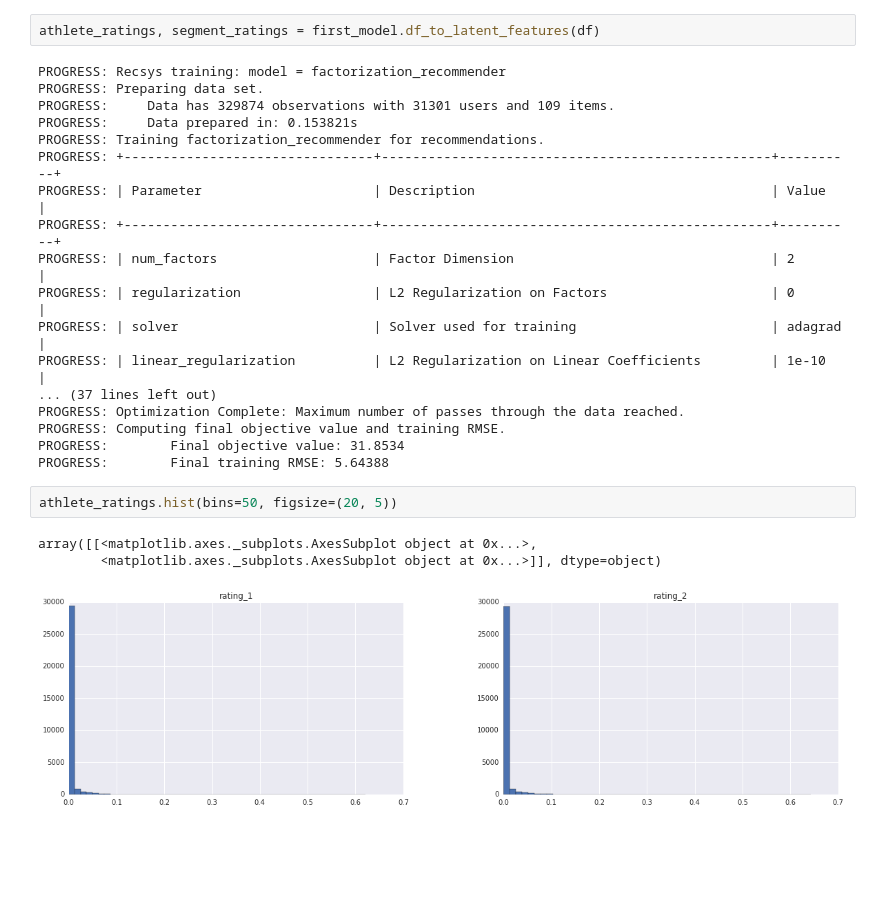
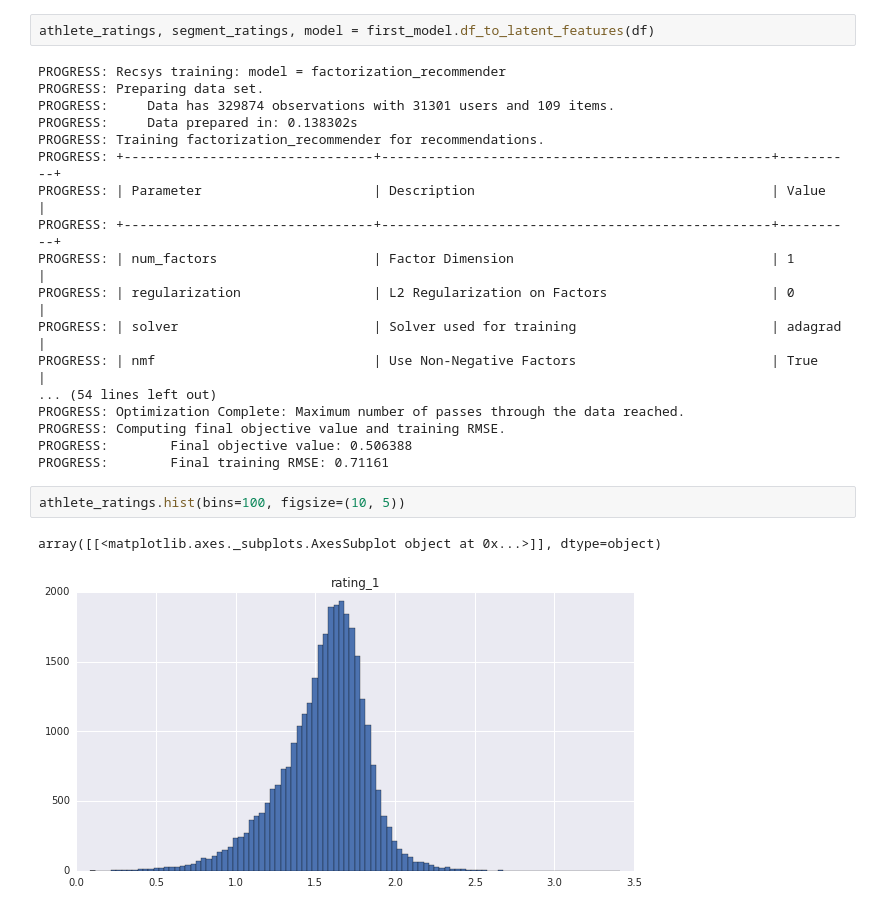
Before and after one commit to Ultramann/Stravaboards, a Jupyter notebook: modeling/model_introspection.ipynb, the cells around one changed output. Saved outputs shown, nothing was run; the diff lists cells and outputs as text; blank space fills up the shorter version.

Commit message:
Looking at the meaning of the latent features

```diff
--- a/modeling/model_introspection.ipynb
+++ b/modeling/model_introspection.ipynb
@@ -30,26 +31,25 @@ PROGRESS:        Final training RMSE: 2.8535
 # %%
-athlete_ratings, segment_ratings = first_model.df_to_latent_features(df)
+athlete_ratings, segment_ratings, model = first_model.df_to_latent_features(df)
 # %% [output]
 PROGRESS: Recsys training: model = factorization_recommender
 PROGRESS: Preparing data set.
 PROGRESS:     Data has 329874 observations with 31301 users and 109 items.
-PROGRESS:     Data prepared in: 0.153821s
+PROGRESS:     Data prepared in: 0.138302s
 PROGRESS: Training factorization_recommender for recommendations.
 PROGRESS: +--------------------------------+--------------------------------------------------+----------+
 PROGRESS: | Parameter                      | Description                                      | Value    |
 PROGRESS: +--------------------------------+--------------------------------------------------+----------+
-PROGRESS: | num_factors                    | Factor Dimension                                 | 2        |
+PROGRESS: | num_factors                    | Factor Dimension                                 | 1        |
 PROGRESS: | regularization                 | L2 Regularization on Factors                     | 0        |
 PROGRESS: | solver                         | Solver used for training                         | adagrad  |
-PROGRESS: | linear_regularization          | L2 Regularization on Linear Coefficients         | 1e-10    |
-... (37 lines left out)
+PROGRESS: | nmf                            | Use Non-Negative Factors                         | True     |
+... (54 lines left out)
 PROGRESS: Optimization Complete: Maximum number of passes through the data reached.
 PROGRESS: Computing final objective value and training RMSE.
-PROGRESS:        Final objective value: 31.8534
-PROGRESS:        Final training RMSE: 5.64388
+PROGRESS:        Final objective value: 0.506388
+PROGRESS:        Final training RMSE: 0.71161
 # %%
-athlete_ratings.hist(bins=50, figsize=(20, 5))
+athlete_ratings.hist(bins=100, figsize=(10, 5))
 # %% [output]
-array([[<matplotlib.axes._subplots.AxesSubplot object at 0x...>,
-        <matplotlib.axes._subplots.AxesSubplot object at 0x...>]], dtype=object)
+array([[<matplotlib.axes._subplots.AxesSubplot object at 0x...>]], dtype=object)
-[figure, old version]
+[figure, new version]
```
Also changed, not shown: parts of 5 cells of this notebook, 1 other file.
